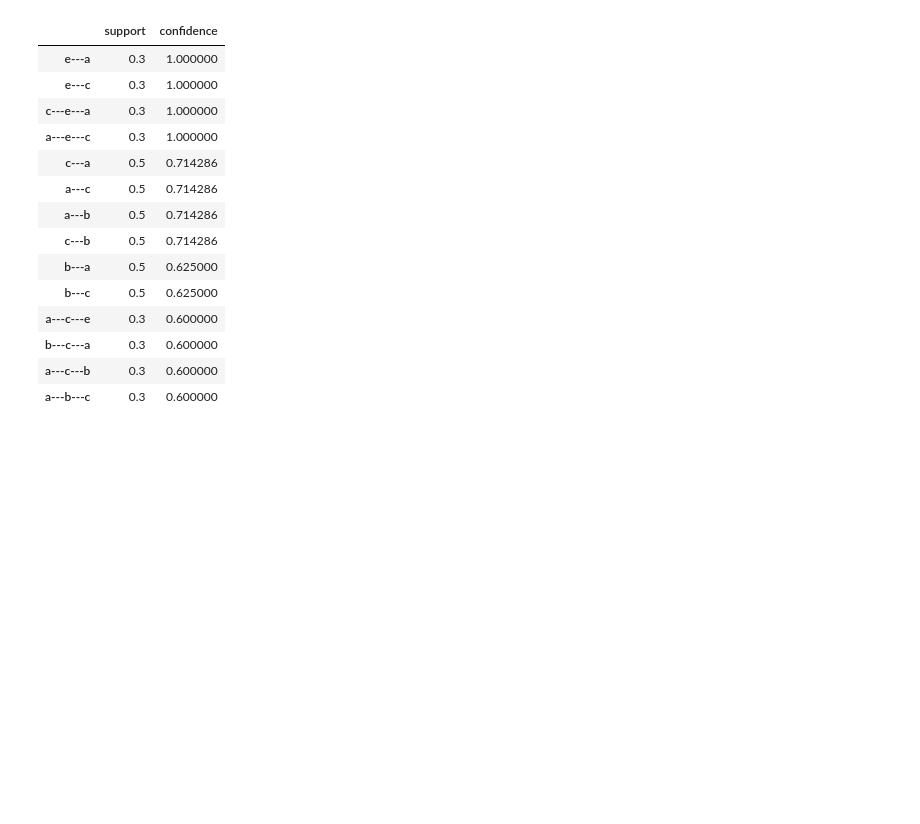
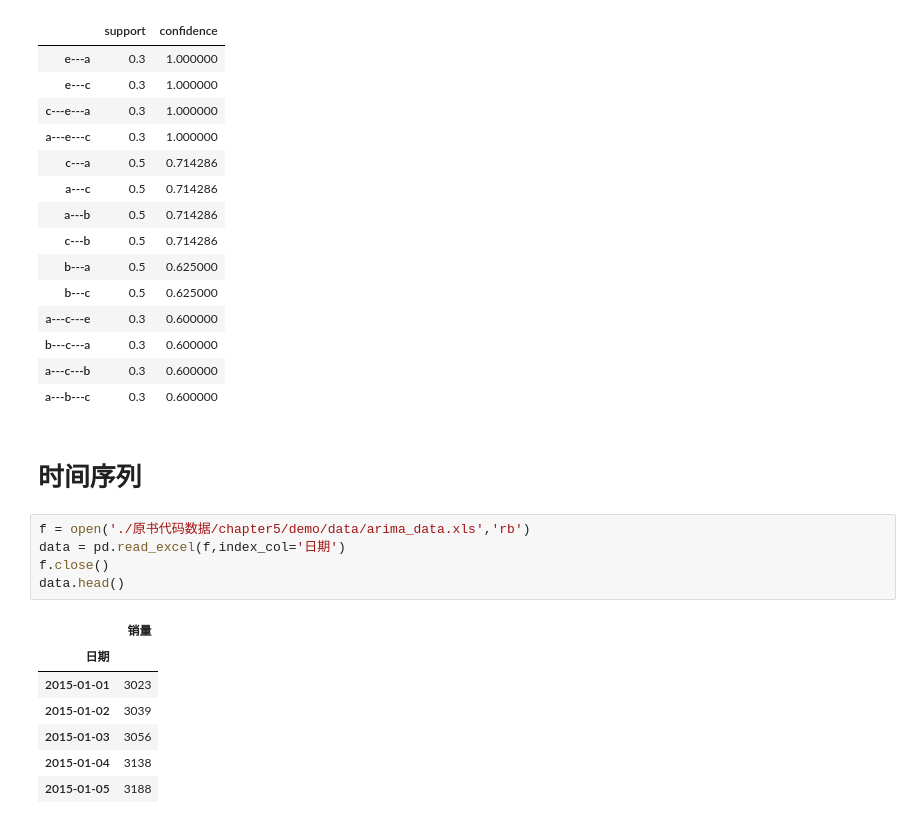
Before and after one commit to longfengpili/Python-Practice-of-Data-Analysis-and-Mining, a Jupyter notebook: chapter5挖掘建模.ipynb, the cells around one changed output. Cells and saved outputs as stored; diff of their text form; blank space fills up the shorter version.

Commit message:
时间序列

```diff
--- a/chapter5挖掘建模.ipynb
+++ b/chapter5挖掘建模.ipynb
@@ -410,3 +410,18 @@ a---b---c      0.3    0.600000
 | b---c---a | 0.3 | 0.600000 |
 | a---c---b | 0.3 | 0.600000 |
 | a---b---c | 0.3 | 0.600000 |
+# %% [markdown]
+# 时间序列
+# %%
+f = open('./原书代码数据/chapter5/demo/data/arima_data.xls','rb')
+data = pd.read_excel(f,index_col='日期')
+f.close()
+data.head()
+# %% [output]
+|  | 销量 |
+| 日期 |  |
+| 2015-01-01 | 3023 |
+| 2015-01-02 | 3039 |
+| 2015-01-03 | 3056 |
+| 2015-01-04 | 3138 |
+| 2015-01-05 | 3188 |
```
Also changed, not shown: parts of 2 cells of this notebook.
